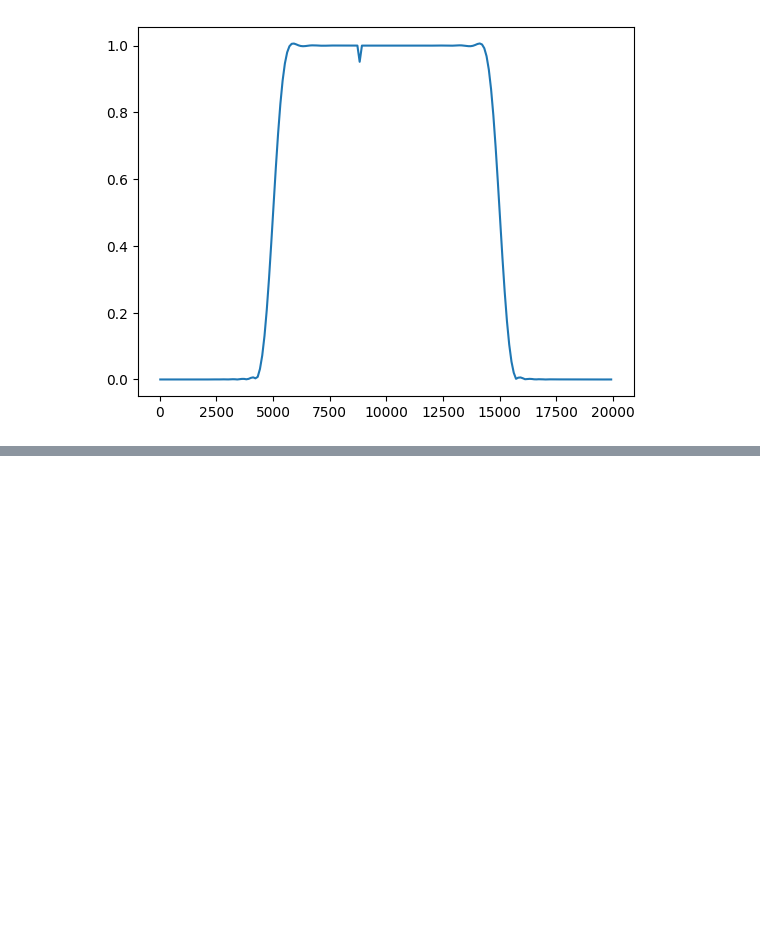
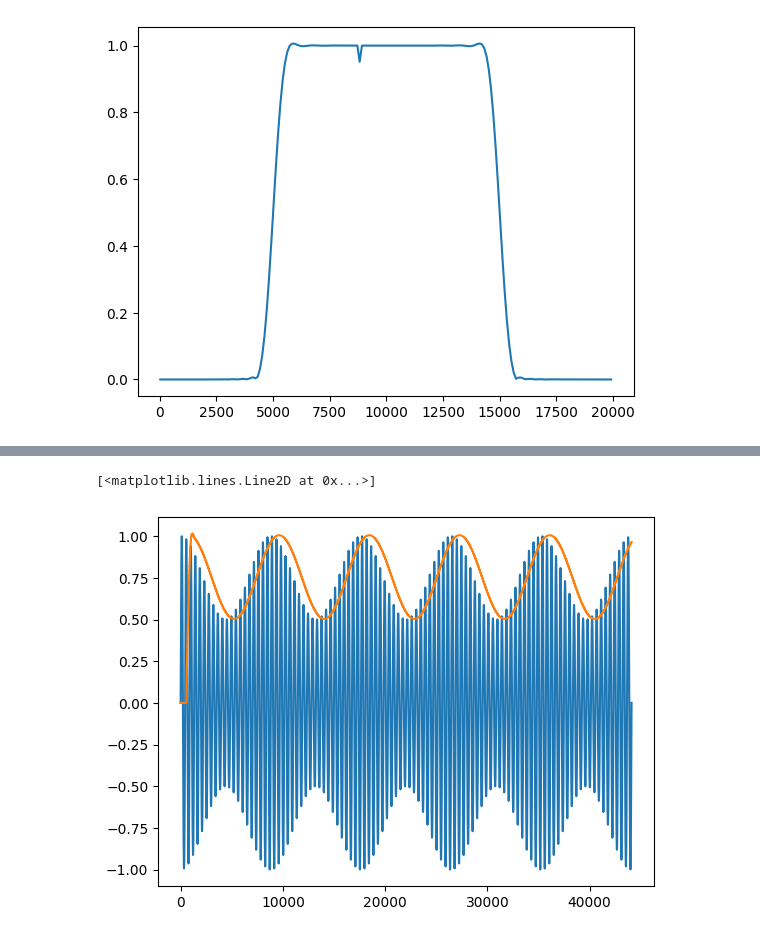
Before and after one commit to Nicholas-Ho/Digital-Nucleo-Pedal, a Jupyter notebook: algorithm_notebooks/dsp_algorithms.ipynb, the cells around one changed output, grey strips where cells are left out. Cells and saved outputs as stored; diff of their text form; code cells hidden in the pictures; blank space fills up the shorter version.

```diff
--- a/algorithm_notebooks/dsp_algorithms.ipynb
+++ b/algorithm_notebooks/dsp_algorithms.ipynb
@@ -339,0 +360,30 @@ if PLAY_SOUND:
+# %%
+class EnvelopeDetector:
+    def __init__(self, lp_freq=1000, downsample_ratio=15, sample_rate=44100):
+        self.decimation_filter = LowPassFilter(freq_thresh=15000, sample_rate=sample_rate)
+        self.lp_filter = LowPassFilter(freq_thresh=lp_freq, sample_rate=sample_rate)
+        self.downsample_ratio = downsample_ratio
+
+    def detect(self, data):
+        data = data**2
+        data *= 2
+        data = self.decimation_filter.filter(data) # Low-pass filter to prevent aliasing
+        # Downsampling
+        data_ds = []
+        for i in range(len(data)):
+            if i % self.downsample_ratio == 0:
+                data_ds.append(data[i])
+        data_ds = self.lp_filter.filter(data_ds)
+        data_ds = np.maximum(data_ds, np.zeros(len(data_ds))) # Minimum zero
+        data_ds = np.sqrt(data_ds)
+        return np.repeat(data_ds, self.downsample_ratio) # Repetition to match initial data size
+
+detector = EnvelopeDetector(lp_freq=1000, sample_rate=sample_rate)
+input_data = np.sin(np.linspace(0, 1, 44100) * 100 * 2 * np.pi) * (0.25*np.cos(np.linspace(0, 1, 44100) * 5 * 2 * np.pi) + 0.75)
+envelope = detector.detect(input_data)
+
+plt.plot(range(len(input_data)), input_data)
+plt.plot(range(len(input_data)), envelope)
+# %% [output]
+[<matplotlib.lines.Line2D at 0x...>]
+[figure, added]
```
Also changed, not shown: parts of 15 cells of this notebook.
